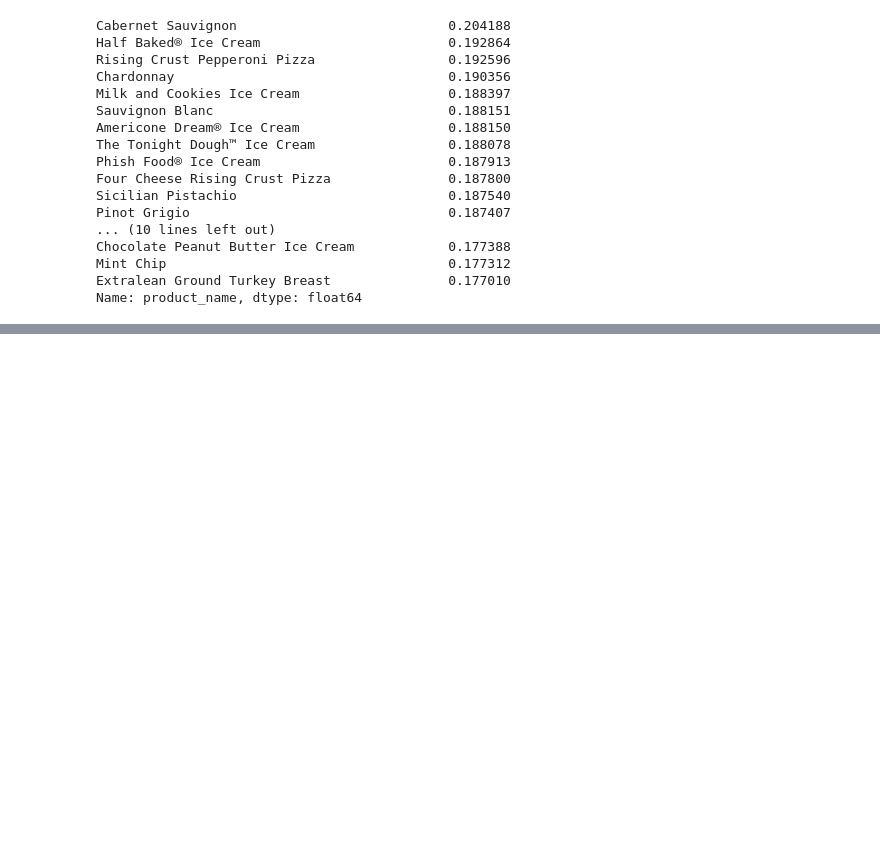
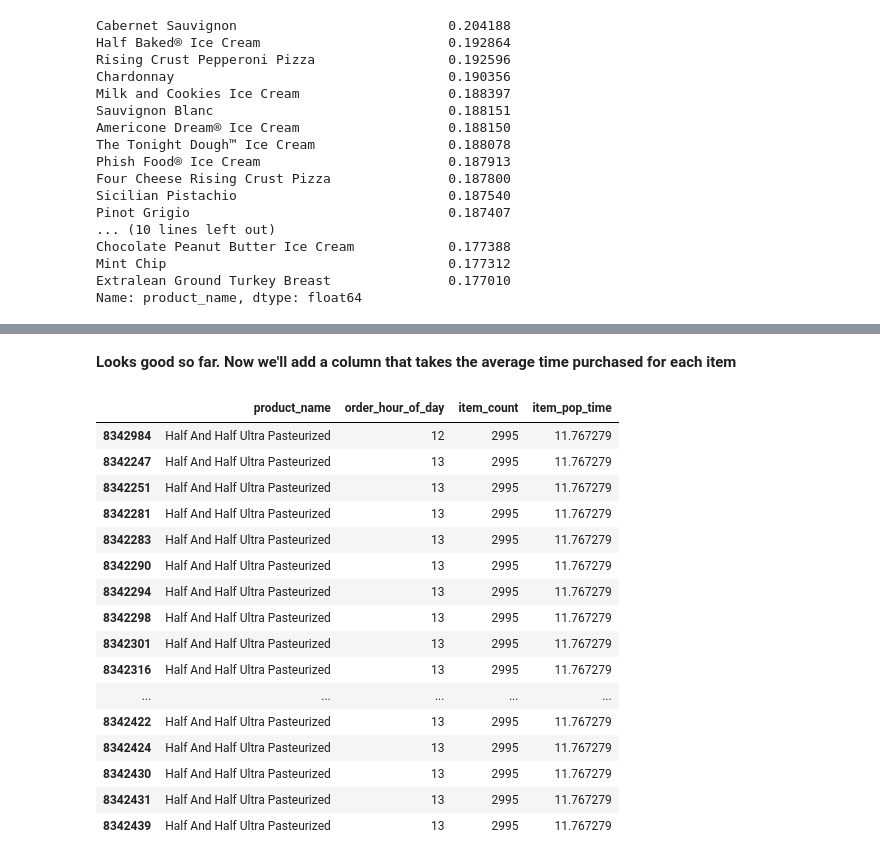
Before and after one commit to bloominstituteoftechnology/DS-Unit-1-Sprint-2-Data-Wrangling-and-Storytelling, a Jupyter notebook: module2-join-datasets/LS_DS_122_Join_datasets.ipynb, the cells around one changed output, grey strips where cells are left out. Drawn from its saved outputs; the diff is of its cells as text; code cells hidden in the pictures; blank space fills up the shorter version.

```diff
--- a/module2-join-datasets/LS_DS_122_Join_datasets.ipynb
+++ b/module2-join-datasets/LS_DS_122_Join_datasets.ipynb
@@ -486,0 +493,3 @@ Name: product_name, dtype: float64
+# %%
+popular_items = complete_orders[['product_name', 'order_hour_of_day']]
+popular_items['item_count'] = popular_items.groupby('product_name')['product_name'].transform('count')
@@ -486,0 +510,25 @@ Name: product_name, dtype: float64
+# %% [markdown]
+**Looks good so far. Now we'll add a column that takes the average time purchased for each item**
+# %%
+popular_items=popular_items[popular_items['item_count']>=2900].sort_values(['item_count','order_hour_of_day'])
+popular_items['item_pop_time'] = popular_items.groupby('product_name')['order_hour_of_day'].transform('mean')
+# %%
+popular_items.sort_values('item_pop_time').head(20)
+# %% [output]
+|  | product_name | order_hour_of_day | item_count | item_pop_time |
+| 8342984 | Half And Half Ultra Pasteurized | 12 | 2995 | 11.767279 |
+| 8342247 | Half And Half Ultra Pasteurized | 13 | 2995 | 11.767279 |
+| 8342251 | Half And Half Ultra Pasteurized | 13 | 2995 | 11.767279 |
+| 8342281 | Half And Half Ultra Pasteurized | 13 | 2995 | 11.767279 |
+| 8342283 | Half And Half Ultra Pasteurized | 13 | 2995 | 11.767279 |
+| 8342290 | Half And Half Ultra Pasteurized | 13 | 2995 | 11.767279 |
+| 8342294 | Half And Half Ultra Pasteurized | 13 | 2995 | 11.767279 |
+| 8342298 | Half And Half Ultra Pasteurized | 13 | 2995 | 11.767279 |
+| 8342301 | Half And Half Ultra Pasteurized | 13 | 2995 | 11.767279 |
+| 8342316 | Half And Half Ultra Pasteurized | 13 | 2995 | 11.767279 |
+| ... | ... | ... | ... | ... |
+| 8342422 | Half And Half Ultra Pasteurized | 13 | 2995 | 11.767279 |
+| 8342424 | Half And Half Ultra Pasteurized | 13 | 2995 | 11.767279 |
+| 8342430 | Half And Half Ultra Pasteurized | 13 | 2995 | 11.767279 |
+| 8342431 | Half And Half Ultra Pasteurized | 13 | 2995 | 11.767279 |
+| 8342439 | Half And Half Ultra Pasteurized | 13 | 2995 | 11.767279 |
```
Also changed, not shown: parts of 10 cells of this notebook.
